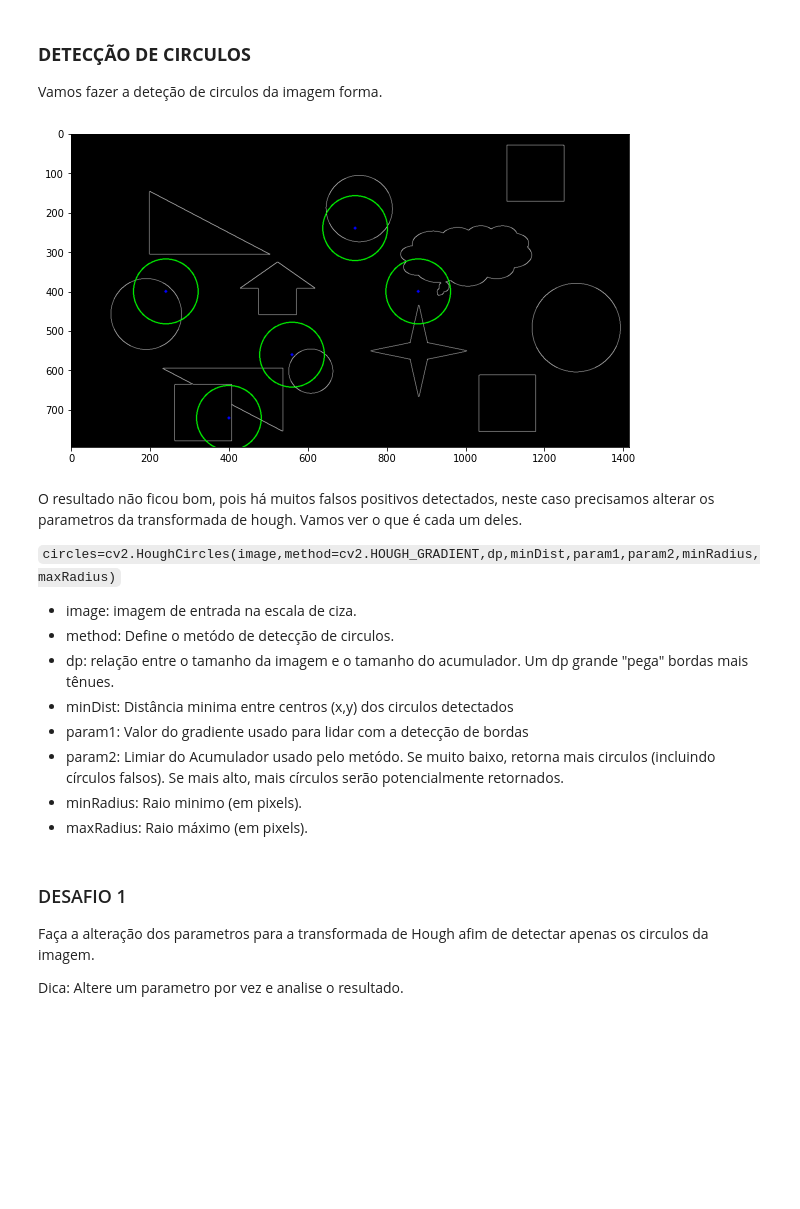
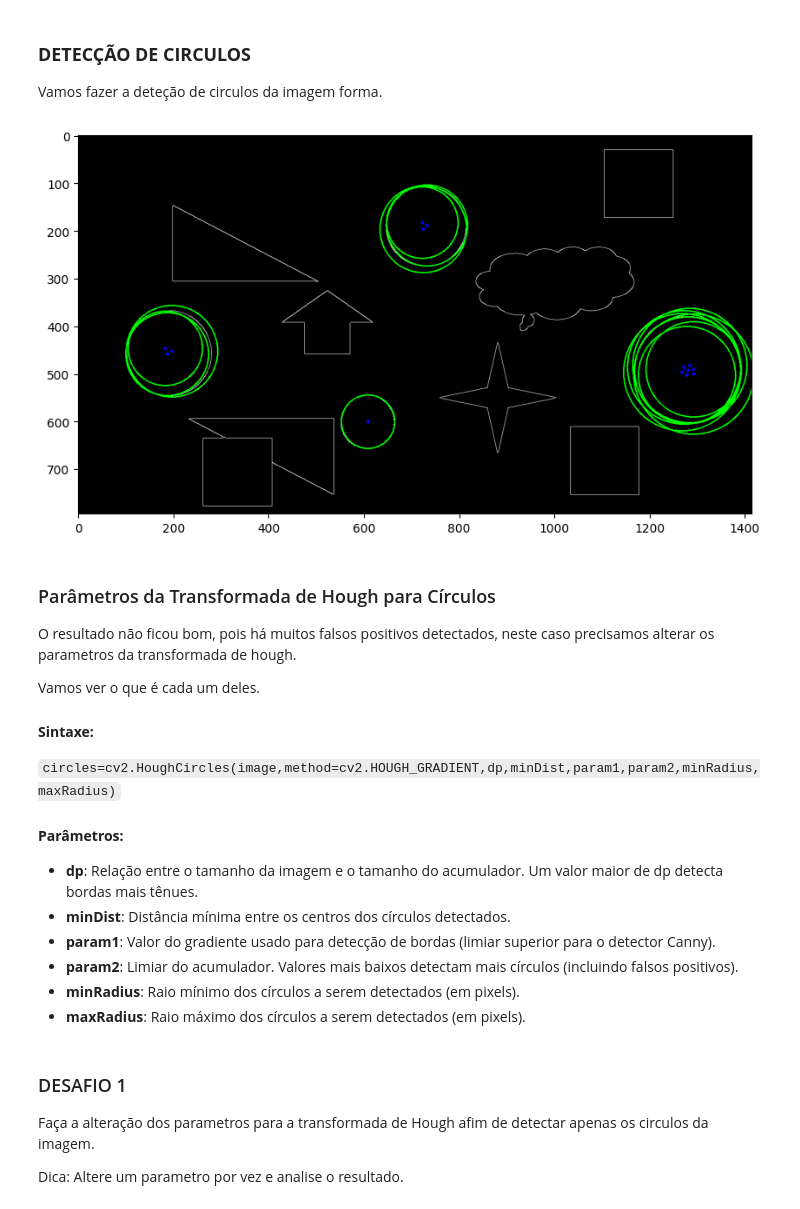
Before and after one commit to arnaldojr/cognitivecomputing, a Jupyter notebook: material/aulas/PDI/lab06/Transformada-Hough-morfologia.ipynb, the cells around one changed output. Cells and saved outputs as stored; diff of their text form; code cells hidden in the pictures; blank space fills up the shorter version.

```diff
--- a/material/aulas/PDI/lab06/Transformada-Hough-morfologia.ipynb
+++ b/material/aulas/PDI/lab06/Transformada-Hough-morfologia.ipynb
@@ -76,40 +79,63 @@ plt.imshow(img); plt.show()
 Vamos fazer a deteção de circulos da imagem forma.
 # %%
 img_gray = cv2.cvtColor(img, cv2.COLOR_BGR2GRAY)
+
 edges = cv2.Canny(img_gray,50,150)
-circles=cv2.HoughCircles(edges,cv2.HOUGH_GRADIENT,dp=160,minDist=100,param1=200,param2=100,minRadius=50,maxRadius=150)
+
+"""
+Detecta círculos em uma imagem usando a Transformada de Hough
+
+Parâmetros:
+imagem (ndarray): Imagem de entrada
+dp (float): Resolução do acumulador
+minDist (int): Distância mínima entre os centros dos círculos detectados
+param1 (int): Limiar superior para o detector de bordas Canny
+param2 (int): Limiar do acumulador para centros de círculos
+minRadius (int): Raio mínimo dos círculos
+maxRadius (int): Raio máximo dos círculos
+
+Retorno:
+ndarray: Imagem com círculos detectados
+"""
+circles=cv2.HoughCircles(edges,cv2.HOUGH_GRADIENT,dp=2,minDist=10,param1=200,param2=100,minRadius=5,maxRadius=150)
 
 bordas_rgb = cv2.cvtColor(edges, cv2.COLOR_GRAY2RGB)
 output = bordas_rgb
 
 
 if circles is not None:
     circles = np.uint16(np.around(circles))
     for i in circles[0,:]:
         # desenha o contorno do circulo
         cv2.circle(output,(i[0],i[1]),i[2],(0,255,0),2)
         # desenha no centro do circulo
         cv2.circle(output,(i[0],i[1]),2,(0,0,255),3)
 
 plt.figure(figsize = (10,10))
 plt.imshow(output, cmap="Greys_r", vmin=0, vmax=255); plt.show()
 # %% [output]
-[figure, old version]
+[figure, new version]
 # %% [markdown]
-O resultado não ficou bom, pois há muitos falsos positivos detectados, neste caso precisamos alterar os parametros da transformada de hough. Vamos ver o que é cada um deles.
+### Parâmetros da Transformada de Hough para Círculos
+
+O resultado não ficou bom, pois há muitos falsos positivos detectados, neste caso precisamos alterar os parametros da transformada de hough.
+
+Vamos ver o que é cada um deles.
+
+
+#### **Sintaxe:**
 
 `
 circles=cv2.HoughCircles(image,method=cv2.HOUGH_GRADIENT,dp,minDist,param1,param2,minRadius,maxRadius)
 `
 
-- image: imagem de entrada na escala de ciza.
-- method: Define o metódo de detecção de circulos.
-- dp: relação entre o tamanho da imagem e o tamanho do acumulador. Um dp grande "pega" bordas mais tênues.
-- minDist: Distância minima entre centros (x,y) dos circulos detectados
-- param1: Valor do gradiente usado para lidar com a detecção de bordas
-- param2: Limiar do Acumulador usado pelo metódo. Se muito baixo, retorna mais circulos (incluindo círculos falsos). Se mais alto, mais círculos serão potencialmente retornados.
-- minRadius: Raio minimo (em pixels).
-- maxRadius: Raio máximo (em pixels).
+#### **Parâmetros:**
+- **dp**: Relação entre o tamanho da imagem e o tamanho do acumulador. Um valor maior de dp detecta bordas mais tênues.
+- **minDist**: Distância mínima entre os centros dos círculos detectados.
+- **param1**: Valor do gradiente usado para detecção de bordas (limiar superior para o detector Canny).
+- **param2**: Limiar do acumulador. Valores mais baixos detectam mais círculos (incluindo falsos positivos).
+- **minRadius**: Raio mínimo dos círculos a serem detectados (em pixels).
+- **maxRadius**: Raio máximo dos círculos a serem detectados (em pixels).
 # %% [markdown]
 ### DESAFIO 1
 
```
Also changed, not shown: parts of 29 cells of this notebook.
